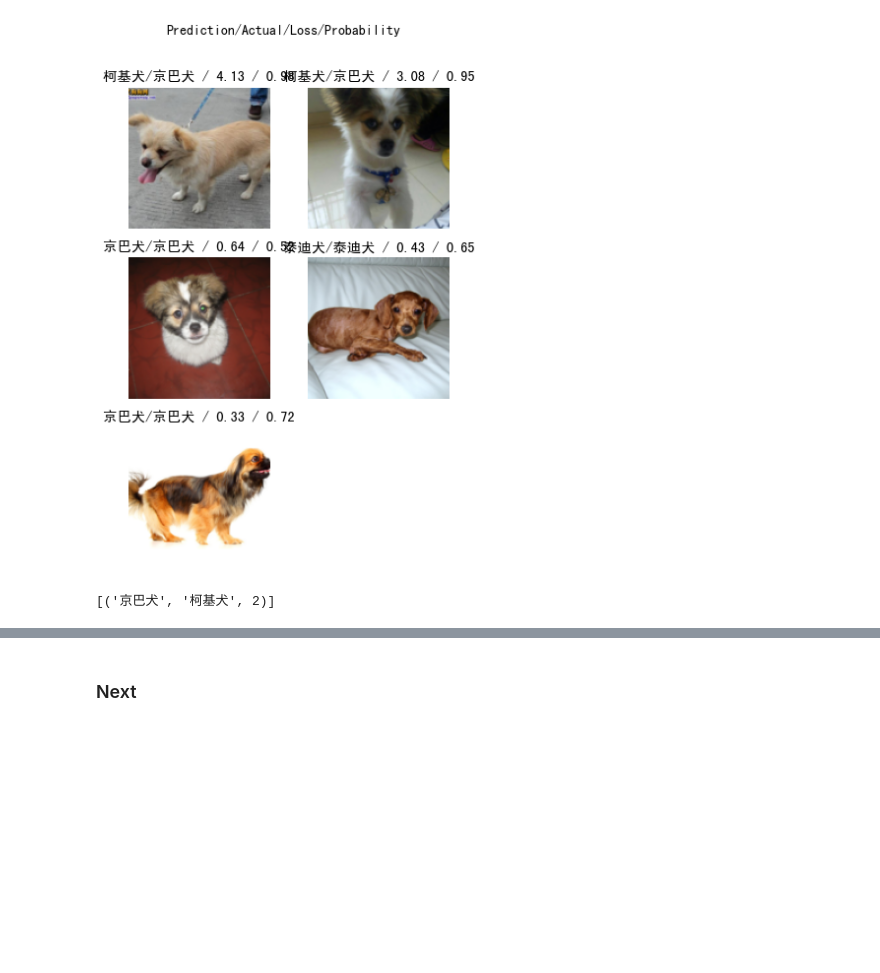
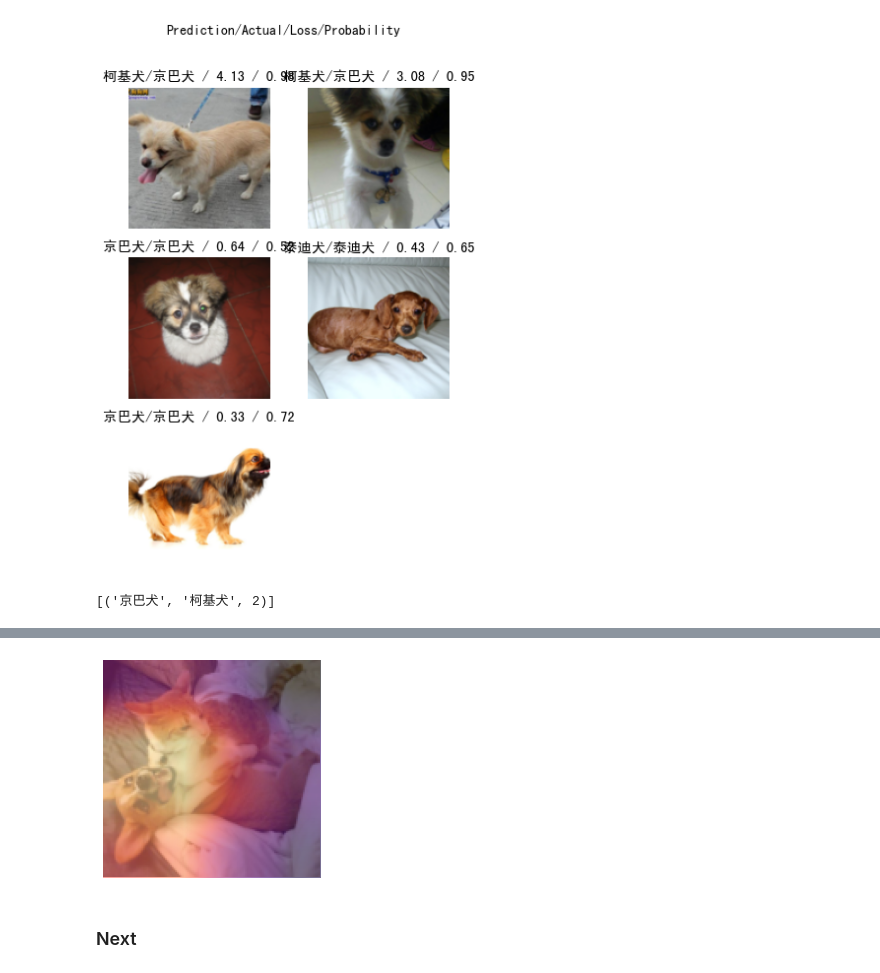
Before and after one commit to ddebby/First_AI_Project, a Jupyter notebook: 01.lab_your_first_ai_project.ipynb, the cells around one changed output, grey strips where cells are left out. Drawn from its saved outputs; the diff is of its cells as text; code cells hidden in the pictures; blank space fills up the shorter version.

```diff
--- a/01.lab_your_first_ai_project.ipynb
+++ b/01.lab_your_first_ai_project.ipynb
@@ -326,3 +446,7 @@ interp.most_confused()
+# %%
+show_heatmap(huskies_and_cat,learn,2)
+# %% [output]
+[figure, added]
 # %% [markdown]
 ### Next
 # %% [markdown]
```
Also changed, not shown: parts of 42 cells of this notebook, 6 other files.
